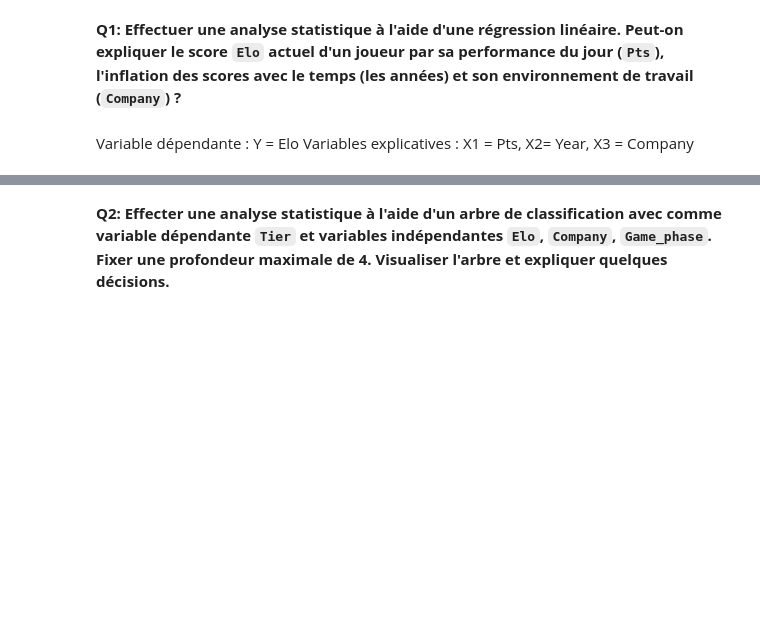
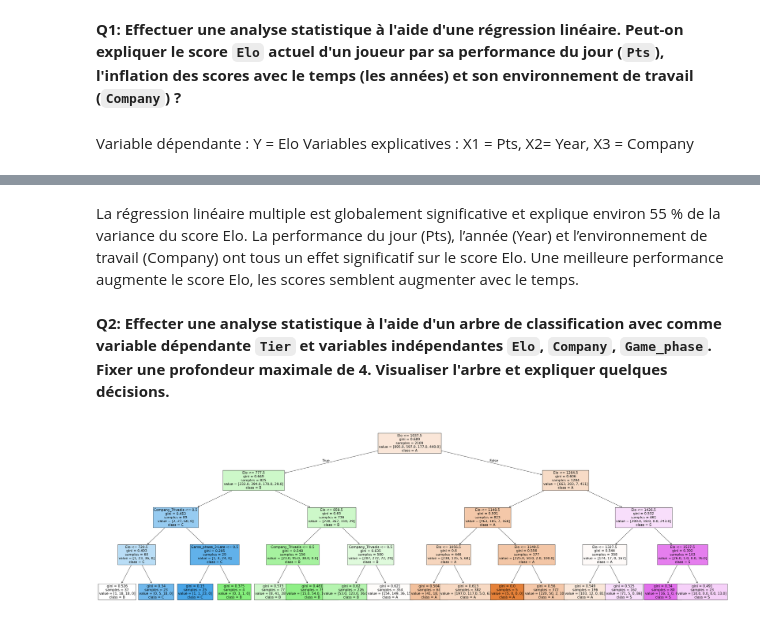
Before and after one commit to eliasdinarica/ProjetAnalyseDonnees, a Jupyter notebook: projet_MK8.ipynb, the cells around one changed output, grey strips where cells are left out. Cells and saved outputs as stored; diff of their text form; code cells hidden in the pictures; blank space fills up the shorter version.

```diff
--- a/projet_MK8.ipynb
+++ b/projet_MK8.ipynb
@@ -285,5 +286,36 @@ Notes:
 [1] Standard Errors assume that the covariance matrix of the errors is correctly specified.
 [2] The condition number is large, 3.99e+06. This might indicate that there are
 strong multicollinearity or other numerical problems.
+# %% [markdown]
+La régression linéaire multiple est globalement significative et explique environ 55 % de la variance du score Elo.
+La performance du jour (Pts), l’année (Year) et l’environnement de travail (Company) ont tous un effet significatif sur le score Elo.
+Une meilleure performance augmente le score Elo, les scores semblent augmenter avec le temps.
 # %% [markdown]
 **Q2: Effecter une analyse statistique à l'aide d'un arbre de classification avec comme variable dépendante `Tier` et variables indépendantes `Elo`, `Company`, `Game_phase`. Fixer une profondeur maximale de 4. Visualiser l'arbre et expliquer quelques décisions.**
+# %%
+# Variables explicatives
+X = data[["Elo", "Company", "Game_phase"]]
+
+X = pd.get_dummies(X, drop_first=True)
+
+# Variable cible
+y = data["Tier"]
+
+#Profondeur de 4
+tree = DecisionTreeClassifier(max_depth=4, random_state=0)
+
+tree.fit(X, y)
+
+plt.figure(figsize=(50,15))
+
+plot_tree(
+    tree,
+    feature_names=X.columns,
+    class_names=tree.classes_,
+    filled=True,
+    fontsize=15
+)
+
+plt.show()
+# %% [output]
+[figure, added]
```
Also changed, not shown: parts of 2 cells of this notebook.
